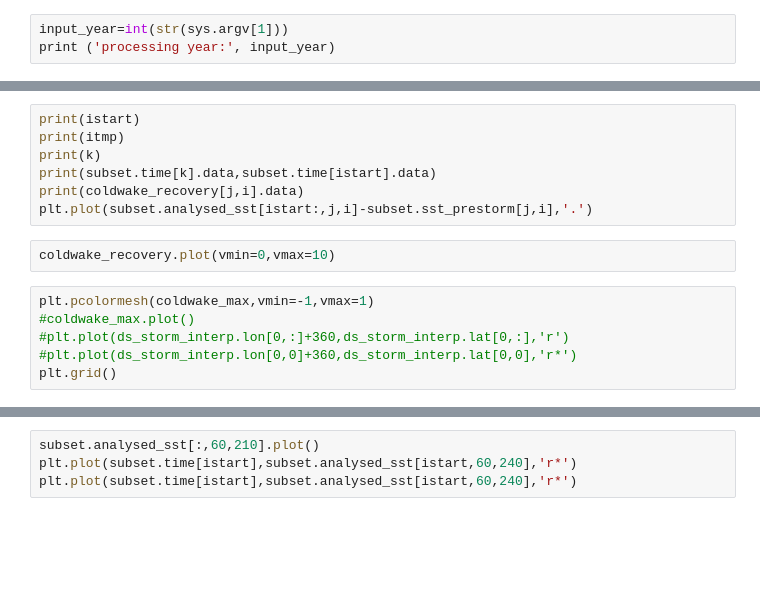
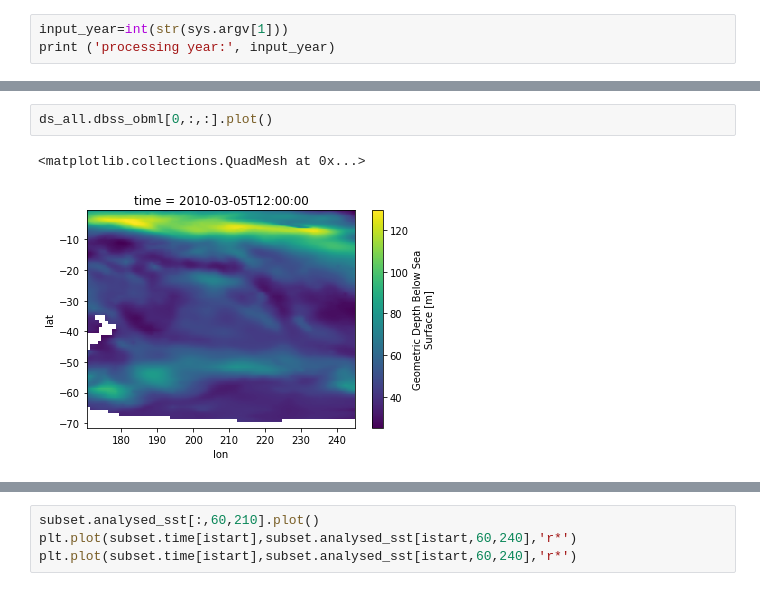
Before and after one commit to cgentemann/storm_heat_content, a Jupyter notebook: Collocate SST and other data with storm locations.ipynb, the cells around one changed output, grey strips where cells are left out. Drawn from its saved outputs; the diff is of its cells as text; blank space fills up the shorter version.

```diff
--- a/Collocate SST and other data with storm locations.ipynb
+++ b/Collocate SST and other data with storm locations.ipynb
@@ -460,15 +457,5 @@ ValueError: All-NaN slice encountered
-# %%
-print(istart)
-print(itmp)
-print(k)
-print(subset.time[k].data,subset.time[istart].data)
-print(coldwake_recovery[j,i].data)
-plt.plot(subset.analysed_sst[istart:,j,i]-subset.sst_prestorm[j,i],'.')
-# %%
-coldwake_recovery.plot(vmin=0,vmax=10)
-# %%
-plt.pcolormesh(coldwake_max,vmin=-1,vmax=1)
-#coldwake_max.plot()
-#plt.plot(ds_storm_interp.lon[0,:]+360,ds_storm_interp.lat[0,:],'r')
-#plt.plot(ds_storm_interp.lon[0,0]+360,ds_storm_interp.lat[0,0],'r*')
-plt.grid()
+# %%
+ds_all.dbss_obml[0,:,:].plot()
+# %% [output]
+<matplotlib.collections.QuadMesh at 0x...>
+[figure, added]
```
Also changed, not shown: parts of 18 cells of this notebook, 6 other files.
